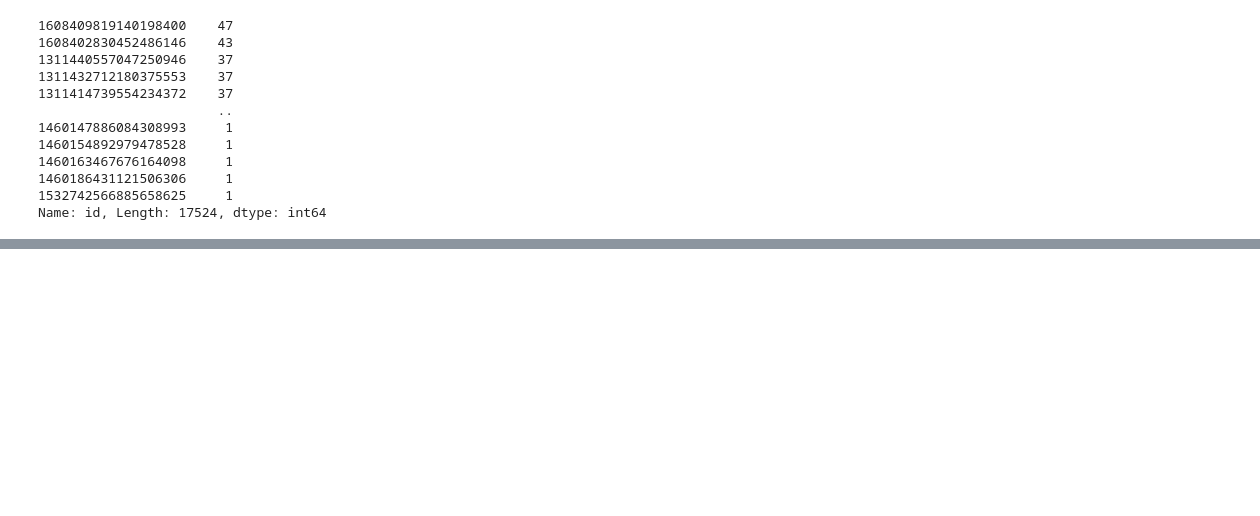
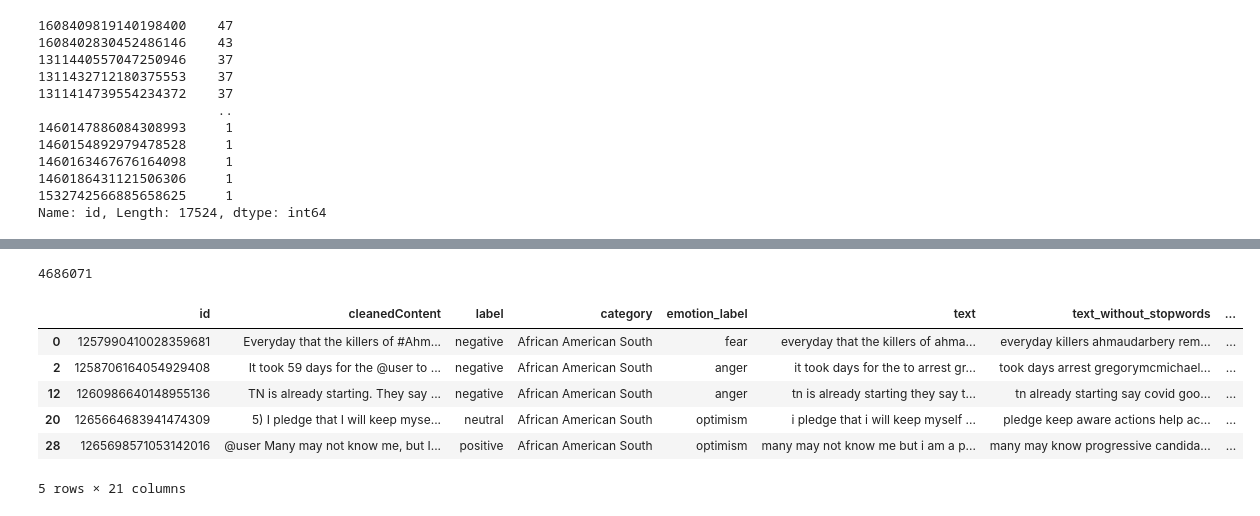
Before and after one commit to fahadshaikh30/thesis, a Jupyter notebook: test.ipynb, the cells around one changed output, grey strips where cells are left out. Drawn from its saved outputs; the diff is of its cells as text; code cells hidden in the pictures; blank space fills up the shorter version.

```diff
--- a/test.ipynb
+++ b/test.ipynb
@@ -331,0 +361,14 @@ combined = combined.merge(df, 'left', on='id')
+# %%
+len(df)
+# %% [output]
+4686071
+# %%
+df.head()
+# %% [output]
+|  | id | cleanedContent | label | category | emotion_label | text | text_without_stopwords | ... |
+| 0 | 1257990410028359681 | Everyday that the killers of #Ahm... | negative | African American South | fear | everyday that the killers of ahma... | everyday killers ahmaudarbery rem... | ... |
+| 2 | 1258706164054929408 | It took 59 days for the @user to ... | negative | African American South | anger | it took days for the to arrest gr... | took days arrest gregorymcmichael... | ... |
+| 12 | 1260986640148955136 | TN is already starting. They say ... | negative | African American South | anger | tn is already starting they say t... | tn already starting say covid goo... | ... |
+| 20 | 1265664683941474309 | 5) I pledge that I will keep myse... | neutral | African American South | optimism | i pledge that i will keep myself ... | pledge keep aware actions help ac... | ... |
+| 28 | 1265698571053142016 | @user Many may not know me, but I... | positive | African American South | optimism | many may not know me but i am a p... | many may know progressive candida... | ... |
+5 rows × 21 columns
```
Also changed, not shown: parts of 13 cells of this notebook, 10 other files.
